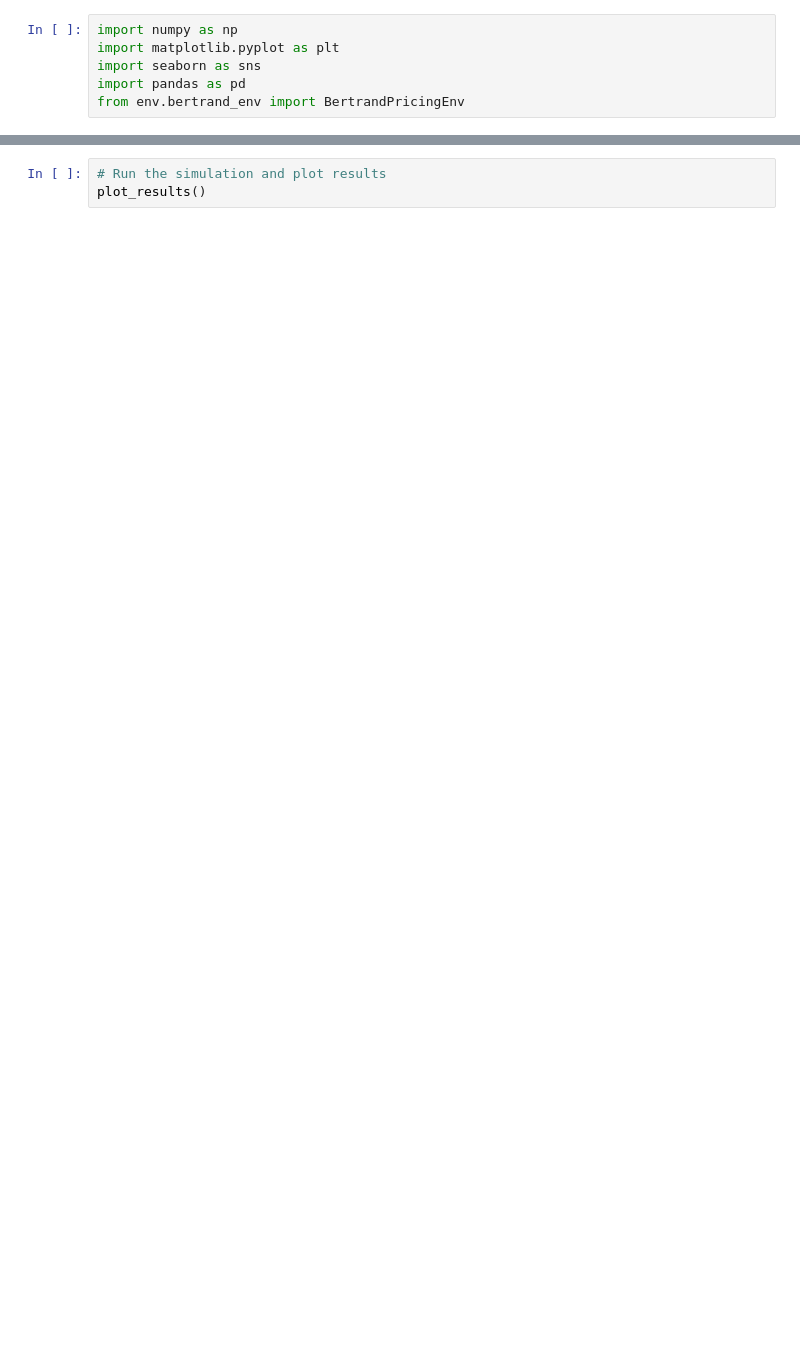
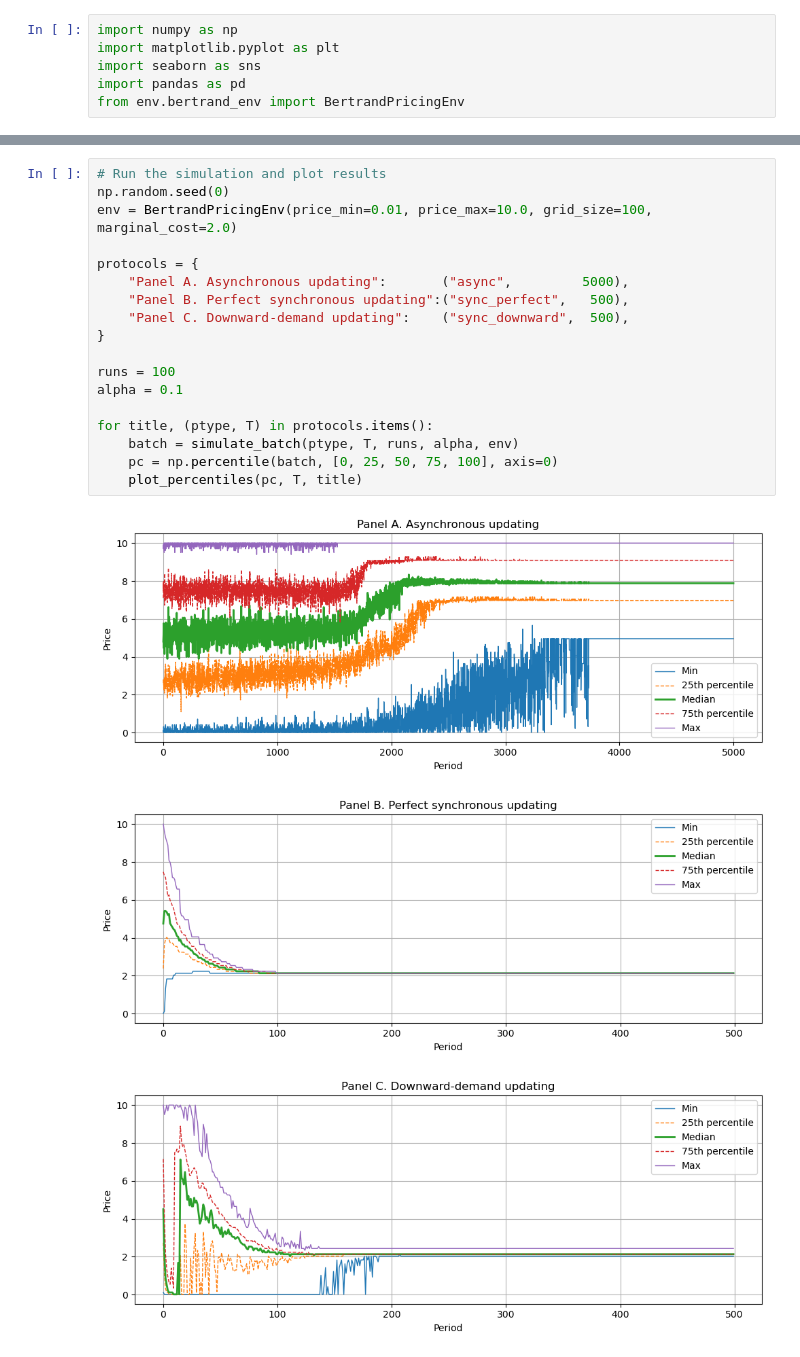
Before and after one commit to Six-Persimmon/Amazon_BuyBox_Reinforcement_Learning, a Jupyter notebook: asker_et_al_2022.ipynb, the cells around one changed output, grey strips where cells are left out. Drawn from its saved outputs; the diff is of its cells as text; blank space fills up the shorter version.

```diff
--- a/asker_et_al_2022.ipynb
+++ b/asker_et_al_2022.ipynb
@@ -138,4 +152,23 @@ def plot_results():
     plt.show()
 # %%
 # Run the simulation and plot results
-plot_results()
+np.random.seed(0)
+env = BertrandPricingEnv(price_min=0.01, price_max=10.0, grid_size=100, marginal_cost=2.0)
+
+protocols = {
+    "Panel A. Asynchronous updating":       ("async",         5000),
+    "Panel B. Perfect synchronous updating":("sync_perfect",   500),
+    "Panel C. Downward-demand updating":    ("sync_downward",  500),
+}
+
+runs = 100
+alpha = 0.1
+
+for title, (ptype, T) in protocols.items():
+    batch = simulate_batch(ptype, T, runs, alpha, env)
+    pc = np.percentile(batch, [0, 25, 50, 75, 100], axis=0)
+    plot_percentiles(pc, T, title)
+# %% [output]
+[figure, added]
+[figure, added]
+[figure, added]
```
Also changed, not shown: parts of 2 cells of this notebook, 6 other files.
